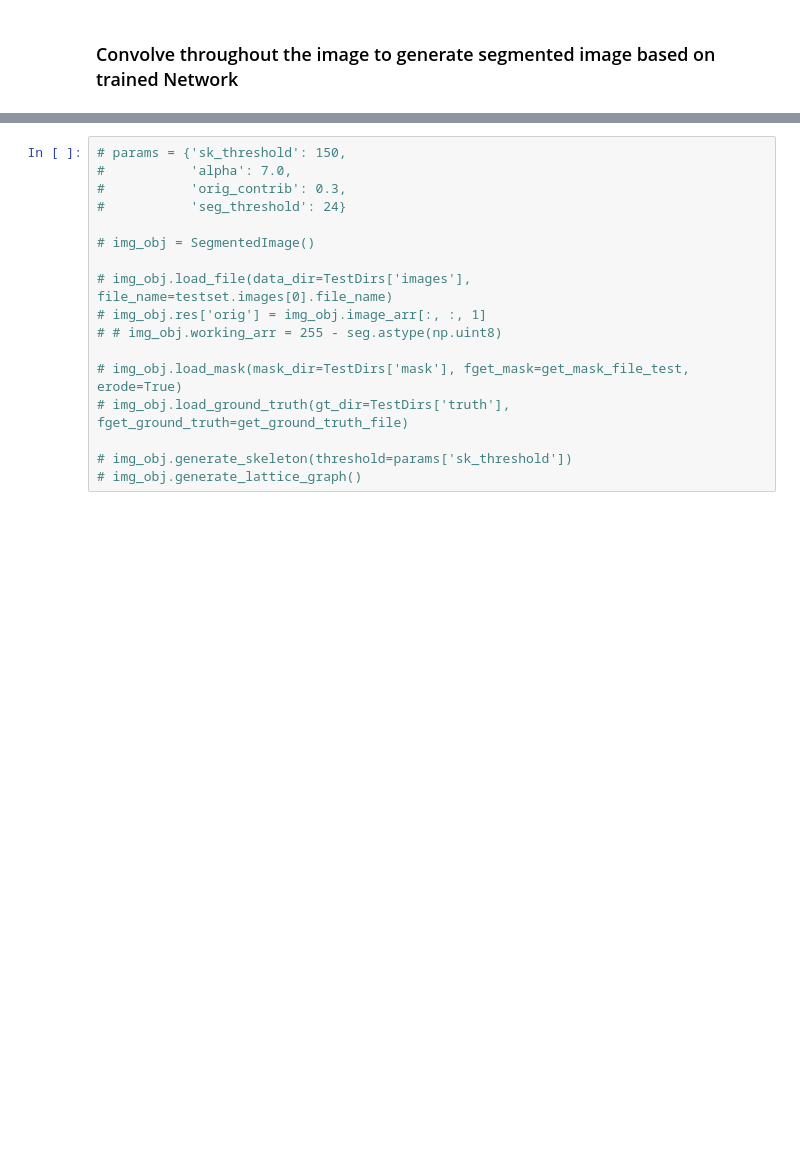
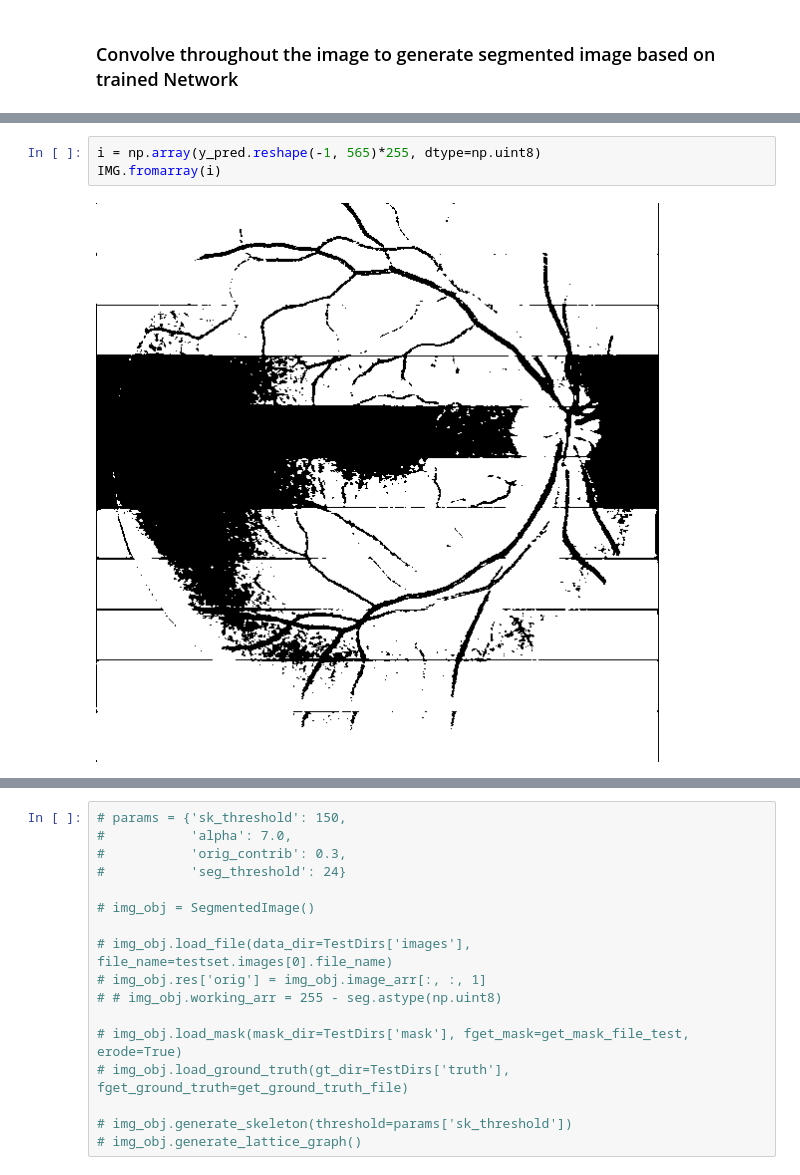
Before and after one commit to sraashis/deepdyn, a Jupyter notebook: notebook/HYBRIDNET_PyTORCH.ipynb, the cells around one changed output, grey strips where cells are left out. Drawn from its saved outputs; the diff is of its cells as text; blank space fills up the shorter version.

```diff
--- a/notebook/HYBRIDNET_PyTORCH.ipynb
+++ b/notebook/HYBRIDNET_PyTORCH.ipynb
@@ -250,0 +249,5 @@ Batch[3/3] pre:0.459 rec:0.766 f1:0.574 acc:0.904
+# %%
+i = np.array(y_pred.reshape(-1, 565)*255, dtype=np.uint8)
+IMG.fromarray(i)
+# %% [output]
+[figure, added]
```
Also changed, not shown: parts of 16 cells of this notebook, 3 other files.
